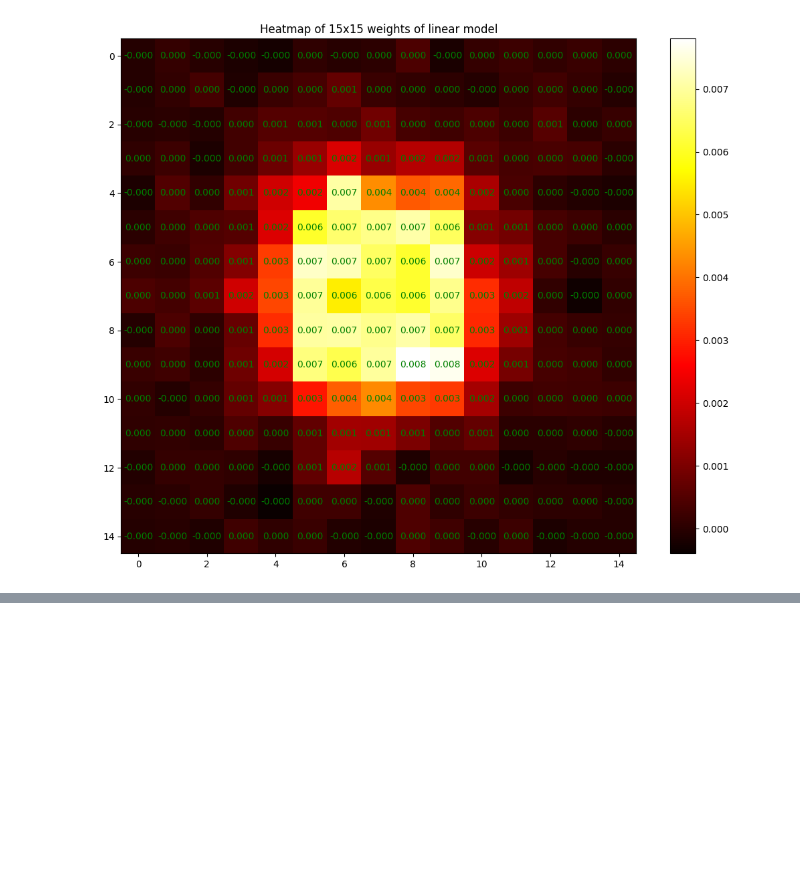
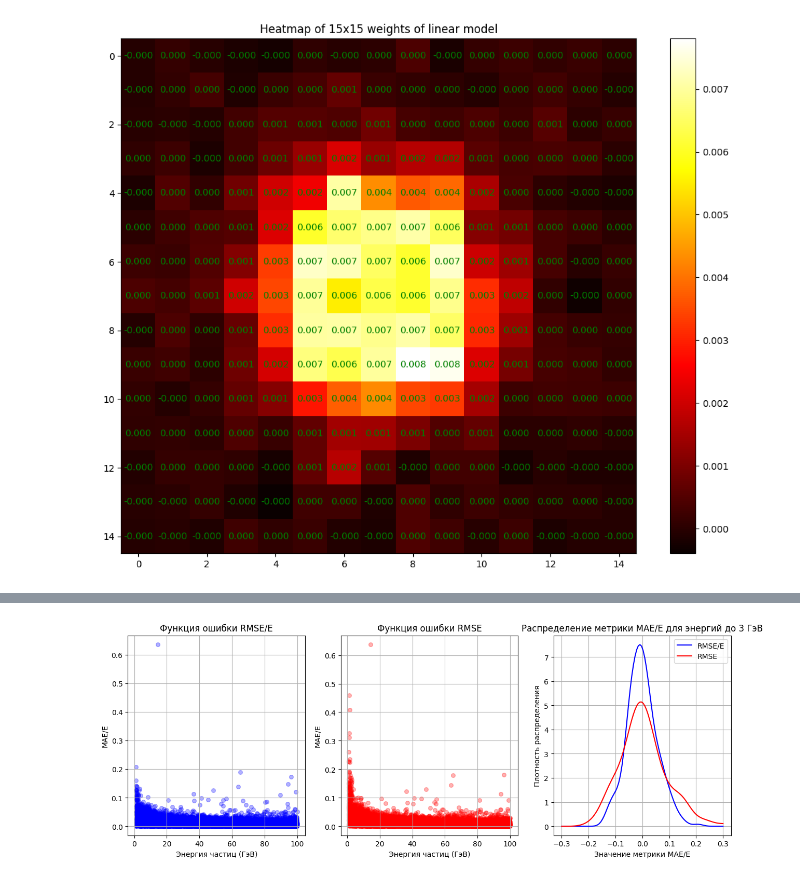
Before and after one commit to dxtvzw/ecal-optimization, a Jupyter notebook: src/tmp.ipynb, the cells around one changed output, grey strips where cells are left out. Saved outputs shown, nothing was run; the diff lists cells and outputs as text; code cells hidden in the pictures; blank space fills up the shorter version.

```diff
--- a/src/tmp.ipynb
+++ b/src/tmp.ipynb
@@ -567,0 +683,47 @@ np.mean(losses)
+# %%
+from scipy.stats import gaussian_kde
+
+plt.figure(figsize=(15, 5))
+
+plt.subplot(1, 3, 1)
+plt.scatter(val_targets_1[:, 0], no_reduce_metrics_1['MAE_E'], color='blue', alpha=0.3, s=30)
+plt.xlabel('Энергия частиц (ГэВ)')
+plt.ylabel('MAE/E')
+plt.title('Функция ошибки RMSE/E')
+plt.grid(True)
+
+plt.subplot(1, 3, 2)
+plt.scatter(val_targets_2[:, 0], no_reduce_metrics_2['MAE_E'], color='red', alpha=0.3, s=30)
+plt.xlabel('Энергия частиц (ГэВ)')
+plt.ylabel('MAE/E')
+plt.title('Функция ошибки RMSE')
+plt.grid(True)
+
+plt.subplot(1, 3, 3)
+
+max_trg = 3
+target_values_1 = val_targets_1[:, 0]
+loss_values_1 = no_reduce_metrics_1['RR']
+filtered_loss_values_1 = loss_values_1[target_values_1 <= max_trg]
+
+target_values_2 = val_targets_2[:, 0]
+loss_values_2 = no_reduce_metrics_2['RR']
+filtered_loss_values_2 = loss_values_2[target_values_2 <= max_trg]
+
+kde_1 = gaussian_kde(filtered_loss_values_1)
+x_vals_1 = np.linspace(-0.3, 0.3, 100)
+plt.plot(x_vals_1, kde_1(x_vals_1), label='RMSE/E', color='blue')
+
+kde_2 = gaussian_kde(filtered_loss_values_2)
+x_vals_2 = np.linspace(-0.3, 0.3, 100)
+plt.plot(x_vals_2, kde_2(x_vals_2), label='RMSE', color='red')
+plt.xlabel('Значение метрики MAE/E')
+plt.ylabel('Плотность распределения')
+plt.title(f"Распределение метрики MAE/E для энергий до {max_trg} ГэВ")
+plt.legend()
+plt.grid(True)
+
+# plt.tight_layout()
+plt.show()
+# %% [output]
+[figure, added]
```
Also changed, not shown: parts of 10 cells of this notebook, 2 other files.
